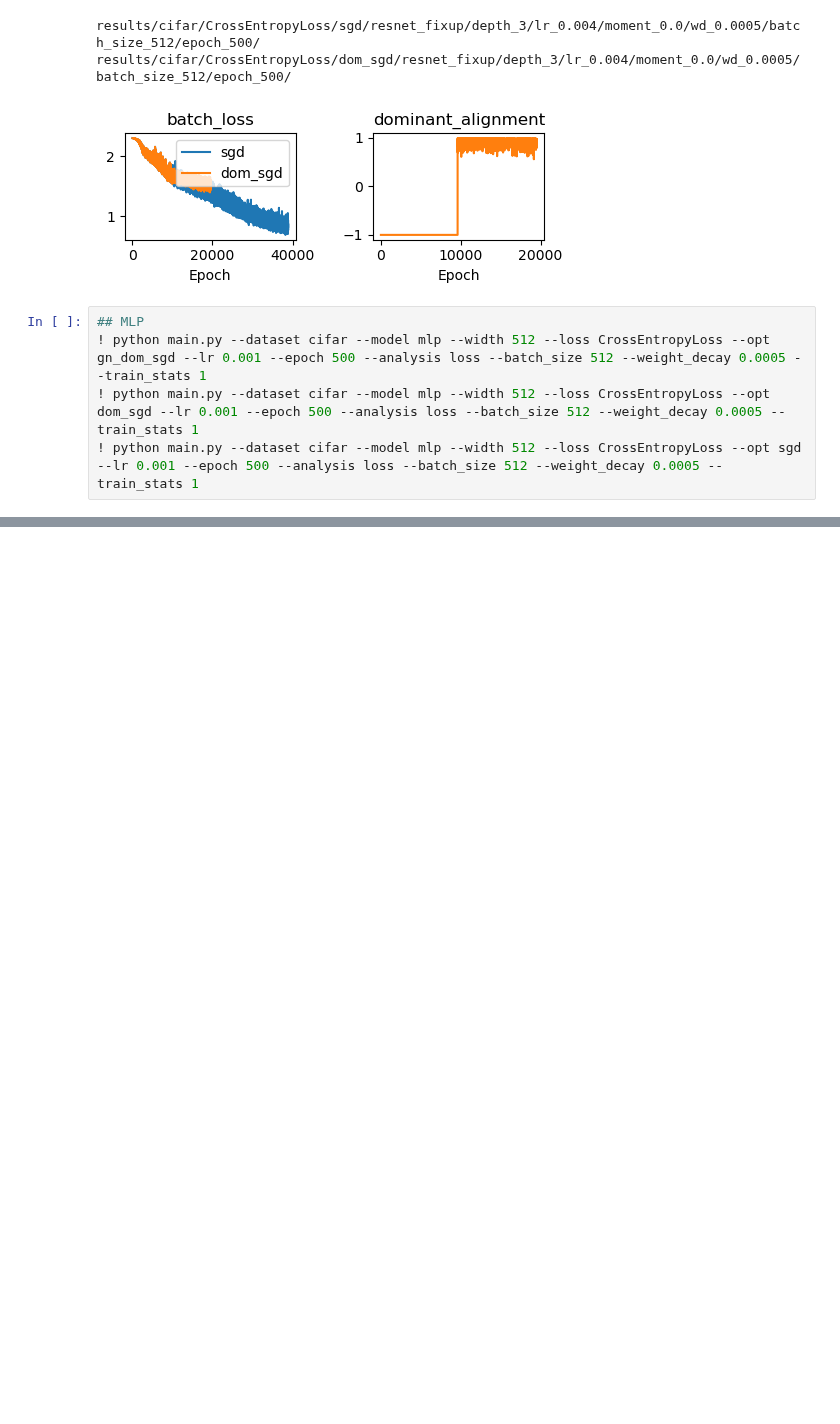
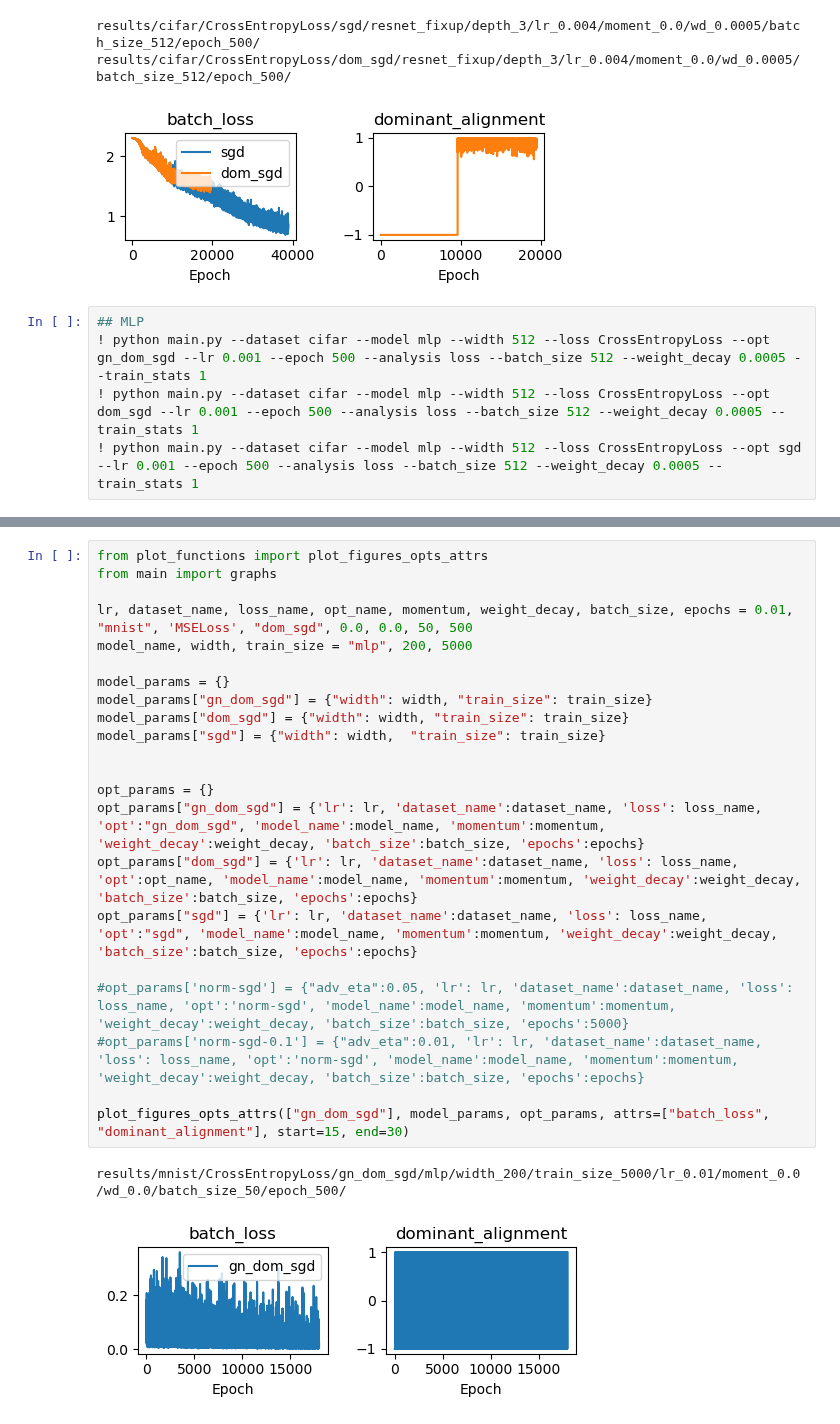
Before and after one commit to lucmonl/mlopt, a Jupyter notebook: notebook/sgd_geometry.ipynb, the cells around one changed output, grey strips where cells are left out. Drawn from its saved outputs; the diff is of its cells as text; blank space fills up the shorter version.

```diff
--- a/notebook/sgd_geometry.ipynb
+++ b/notebook/sgd_geometry.ipynb
@@ -59,0 +61,25 @@ FileNotFoundError: [Errno 2] No such file or directory: '../results/cifar/CrossE
+# %%
+from plot_functions import plot_figures_opts_attrs
+from main import graphs
+
+lr, dataset_name, loss_name, opt_name, momentum, weight_decay, batch_size, epochs = 0.01, "mnist", 'MSELoss', "dom_sgd", 0.0, 0.0, 50, 500
+model_name, width, train_size = "mlp", 200, 5000
+
+model_params = {}
+model_params["gn_dom_sgd"] = {"width": width, "train_size": train_size}
+model_params["dom_sgd"] = {"width": width, "train_size": train_size}
+model_params["sgd"] = {"width": width,  "train_size": train_size}
+
+
+opt_params = {}
+opt_params["gn_dom_sgd"] = {'lr': lr, 'dataset_name':dataset_name, 'loss': loss_name, 'opt':"gn_dom_sgd", 'model_name':model_name, 'momentum':momentum, 'weight_decay':weight_decay, 'batch_size':batch_size, 'epochs':epochs}
+opt_params["dom_sgd"] = {'lr': lr, 'dataset_name':dataset_name, 'loss': loss_name, 'opt':opt_name, 'model_name':model_name, 'momentum':momentum, 'weight_decay':weight_decay, 'batch_size':batch_size, 'epochs':epochs}
+opt_params["sgd"] = {'lr': lr, 'dataset_name':dataset_name, 'loss': loss_name, 'opt':"sgd", 'model_name':model_name, 'momentum':momentum, 'weight_decay':weight_decay, 'batch_size':batch_size, 'epochs':epochs}
+
+#opt_params['norm-sgd'] = {"adv_eta":0.05, 'lr': lr, 'dataset_name':dataset_name, 'loss': loss_name, 'opt':'norm-sgd', 'model_name':model_name, 'momentum':momentum, 'weight_decay':weight_decay, 'batch_size':batch_size, 'epochs':5000}
+#opt_params['norm-sgd-0.1'] = {"adv_eta":0.01, 'lr': lr, 'dataset_name':dataset_name, 'loss': loss_name, 'opt':'norm-sgd', 'model_name':model_name, 'momentum':momentum, 'weight_decay':weight_decay, 'batch_size':batch_size, 'epochs':epochs}
+
+plot_figures_opts_attrs(["gn_dom_sgd"], model_params, opt_params, attrs=["batch_loss", "dominant_alignment"], start=15, end=30)
+# %% [output]
+results/mnist/CrossEntropyLoss/gn_dom_sgd/mlp/width_200/train_size_5000/lr_0.01/moment_0.0/wd_0.0/batch_size_50/epoch_500/
+[figure, added]
```
Also changed, not shown: parts of 2 cells of this notebook, 4 other files.
